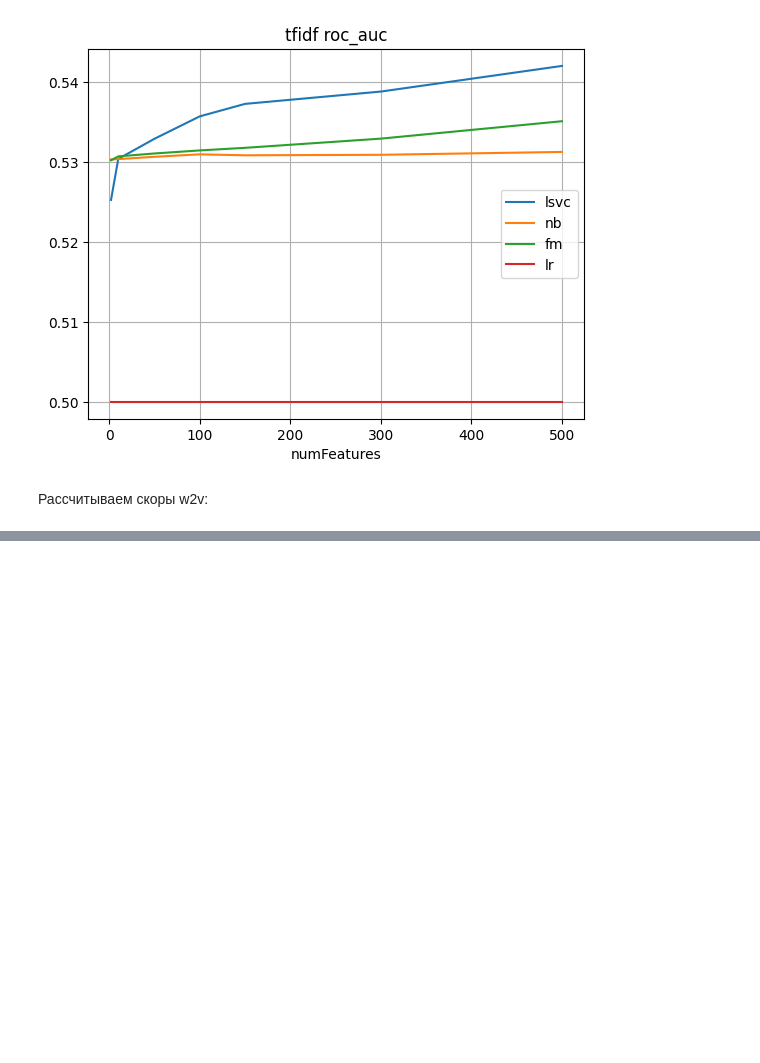
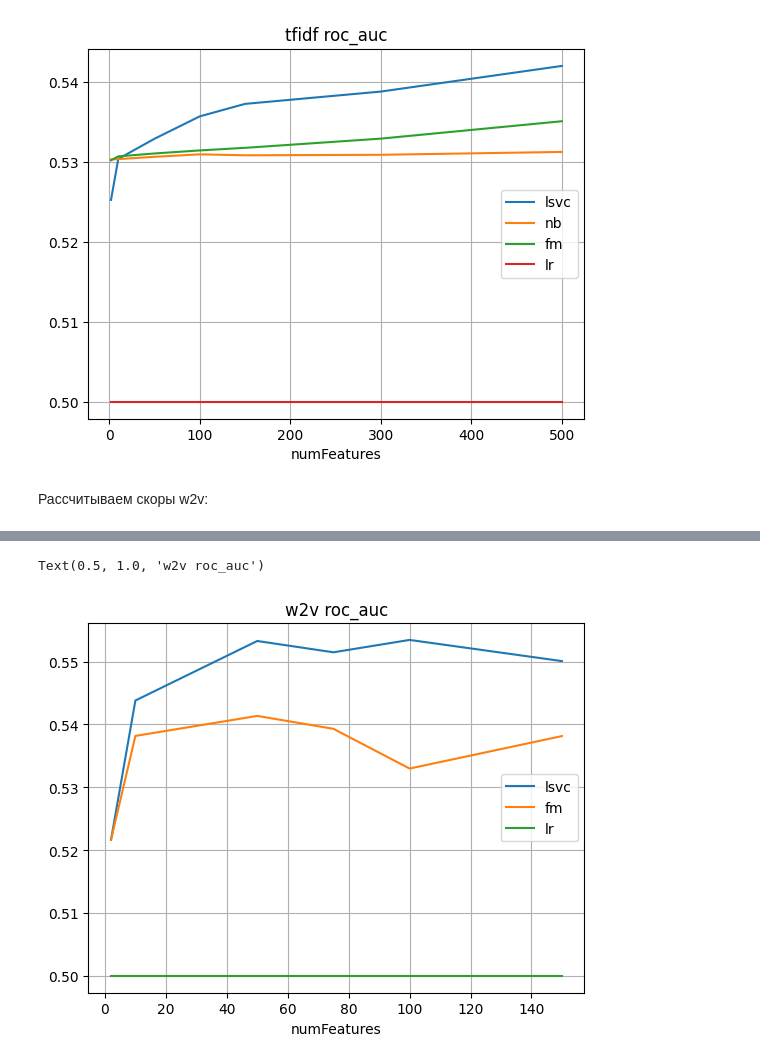
Before and after one commit to dertty/hadoop-mapreduce, a Jupyter notebook: hw5.ipynb, the cells around one changed output, grey strips where cells are left out. Cells and saved outputs as stored; diff of their text form; code cells hidden in the pictures; blank space fills up the shorter version.

```diff
--- a/hw5.ipynb
+++ b/hw5.ipynb
@@ -146,9 +175,9 @@ test_tokenized = tokenizer.transform(test).cache()
 nums_scores_2 = []
 for numFeatures in tqdm.tqdm(num_features):
 
-    hashingTF = Word2Vec(inputCol=tokenizer.getOutputCol(), outputCol="tf", vectorSize=numFeatures)
+    idf = Word2Vec(inputCol=tokenizer.getOutputCol(), outputCol="tf", vectorSize=numFeatures)
 
-    tf_idf_pipe = Pipeline(stages=[hashingTF, idf])
+    tf_idf_pipe = Pipeline(stages=[idf])
     tf_idf_pipe = tf_idf_pipe.fit(train_tokenized)
     train_tfidf = tf_idf_pipe.transform(train_tokenized)
     test_tfidf = tf_idf_pipe.transform(test_tokenized)
@@ -158,15 +187,35 @@ for numFeatures in tqdm.tqdm(num_features):
         for target_name in target_cols:
             if model == 'lr':
                 model_stages.append(
-                    LogisticRegression(featuresCol=idf.getOutputCol(), labelCol=target_name, probabilityCol=f'{target_name}__probabilityCol', rawPredictionCol=f'{target_name}__rawPredictionCol',  predictionCol=f'{target_name}__predictionCol', maxIter=10, regParam=0.3, elasticNetParam=0.8)
+                    LogisticRegression(
+                        featuresCol=idf.getOutputCol(),
+                        labelCol=target_name,
+                        probabilityCol=f'{target_name}__probabilityCol',
+                        rawPredictionCol=f'{target_name}__rawPredictionCol',
+                        predictionCol=f'{target_name}__predictionCol',
+                        maxIter=10,
+                        regParam=0.3,
+                        elasticNetParam=0.8)
                 )
             elif model == 'lsvc':
                 model_stages.append(
-                    LinearSVC(featuresCol=idf.getOutputCol(), labelCol=target_name, rawPredictionCol=f'{target_name}__rawPredictionCol',  predictionCol=f'{target_name}__predictionCol', maxIter=10, regParam=0.1)
+                    LinearSVC(
+                        featuresCol=idf.getOutputCol(),
+                        labelCol=target_name,
+                        rawPredictionCol=f'{target_name}__rawPredictionCol',
+                        predictionCol=f'{target_name}__predictionCol',
+                        maxIter=10,
+                        regParam=0.1)
                 )
             elif model == 'fm':
                 model_stages.append(
-                    FMClassifier(featuresCol=idf.getOutputCol(), labelCol=target_name, probabilityCol=f'{target_name}__probabilityCol', rawPredictionCol=f'{target_name}__rawPredictionCol',  predictionCol=f'{target_name}__predictionCol', stepSize=0.001)
+                    FMClassifier(
+                        featuresCol=idf.getOutputCol(),
+                        labelCol=target_name,
+                        probabilityCol=f'{target_name}__probabilityCol',
+                        rawPredictionCol=f'{target_name}__rawPredictionCol',
+                        predictionCol=f'{target_name}__predictionCol',
+                        stepSize=0.001)
                 )
 
         model_pipe = Pipeline(stages=model_stages)
@@ -190,0 +255,18 @@ test_tokenized.unpersist()
+# %%
+results = pd.DataFrame(nums_scores_2, columns=['numFeatures', 'linear_model', 'roc_auc'])
+
+model = 'lsvc'
+ax = results[results['linear_model'] == model]\
+    .set_index('numFeatures')\
+    .rename(columns={'roc_auc': model})\
+    .plot(grid=True, label=model)
+
+for model in ['fm', 'lr',]:
+    results[results['linear_model'] == model]\
+    .set_index('numFeatures')\
+    .rename(columns={'roc_auc': model})\
+    .plot(grid=True, label=model, ax=ax)
+ax.set_title('w2v roc_auc')
+# %% [output]
+Text(0.5, 1.0, 'w2v roc_auc')
+[figure, added]
```
Also changed, not shown: parts of 4 cells of this notebook.
